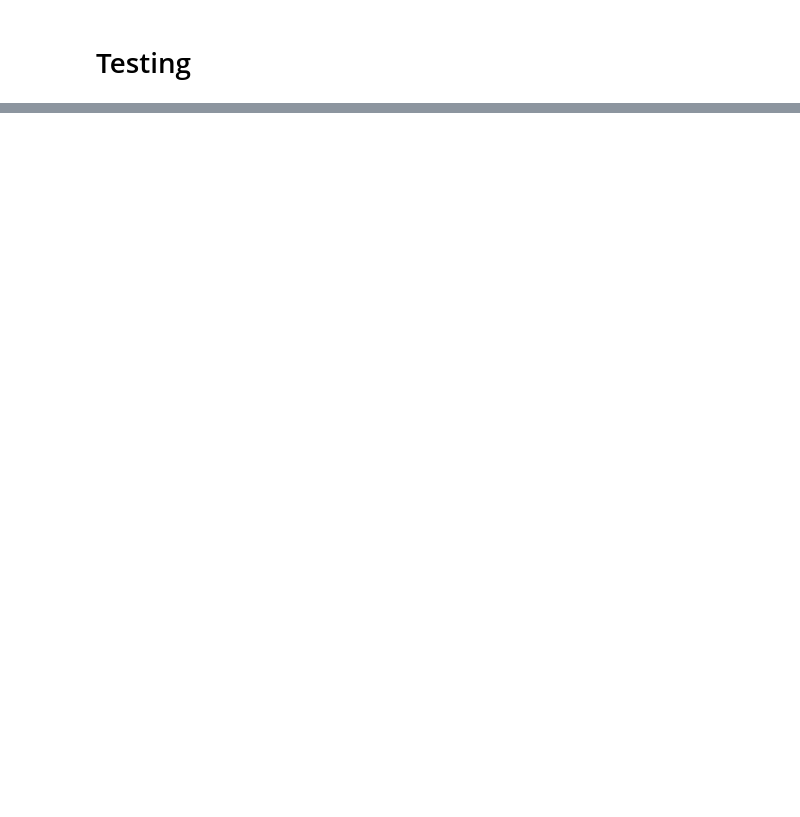
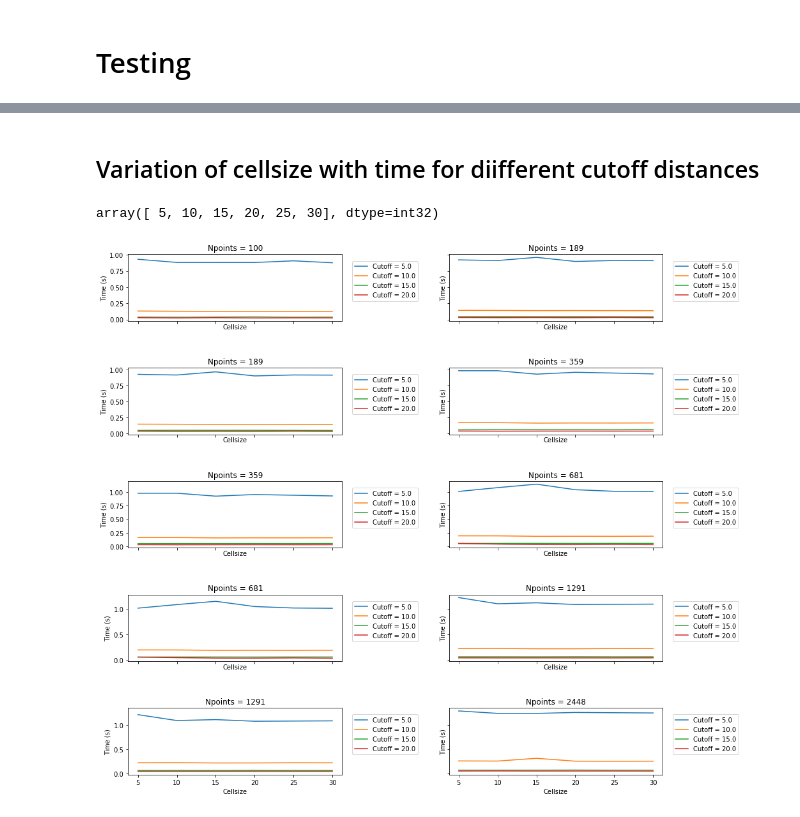
Before and after one commit to seb-buch/Benchmarks_Distance, a Jupyter notebook: Notebooks/CellGrid_CellsizeOptimize.ipynb, the cells around one changed output, grey strips where cells are left out. Drawn from its saved outputs; the diff is of its cells as text; code cells hidden in the pictures; blank space fills up the shorter version.

```diff
--- a/Notebooks/CellGrid_CellsizeOptimize.ipynb
+++ b/Notebooks/CellGrid_CellsizeOptimize.ipynb
@@ -101,0 +222,2 @@ for item in itertools.combinations_with_replacement([0,-1,1],3):
+# %%
+old = np.array(old)
@@ -101,0 +250,7 @@ for item in itertools.combinations_with_replacement([0,-1,1],3):
+# %%
+c = 20
+cut = 25
+mask = np.where(data[:,2]==cut)
+mask_cs = np.where(data[mask][:,1]==c)
+time = data[mask][mask_cs][:,3]
+print(time)
@@ -101,0 +285,29 @@ for item in itertools.combinations_with_replacement([0,-1,1],3):
+# %% [markdown]
+## Variation of cellsize with time for diifferent cutoff distances
+# %%
+data,old = np.array(data),np.array(old)
+npt = Npoints[-1]
+cs_arr = cellsize
+cs_arr
+# %% [output]
+array([ 5, 10, 15, 20, 25, 30], dtype=int32)
+# %%
+col,row = 2,len(Npoints)//2
+fig, (ax) = plt.subplots(row, col, sharex='col', sharey='row')
+fig.subplots_adjust(hspace=0.7, wspace=0.5)
+fig.set_size_inches(15,15)
+for c in range(col):
+    for r in range(row):
+        npt = Npoints[r+c]
+        for cut in cutoff[:-2]:
+            m = data[(data[:,0]==npt) & (data[:,2]==cut)]
+            time = m[:,3]
+            ax[r,c].plot(cs_arr,time,label="Cutoff = {}".format(cut))
+            ax[r,c].legend(loc='upper center', bbox_to_anchor=(1.2, 0.95),ncol=1, fancybox=True)
+            ax[r,c].set_xlabel('Cellsize')
+            ax[r,c].set_ylabel('Time (s)')
+            ax[r,c].autoscale()
+            #ax[r,c].set_xscale('log')
+        ax[r,c].set_title('Npoints = {}'.format(npt))
+# %% [output]
+[figure, added]
```
Also changed, not shown: parts of 19 cells of this notebook.
